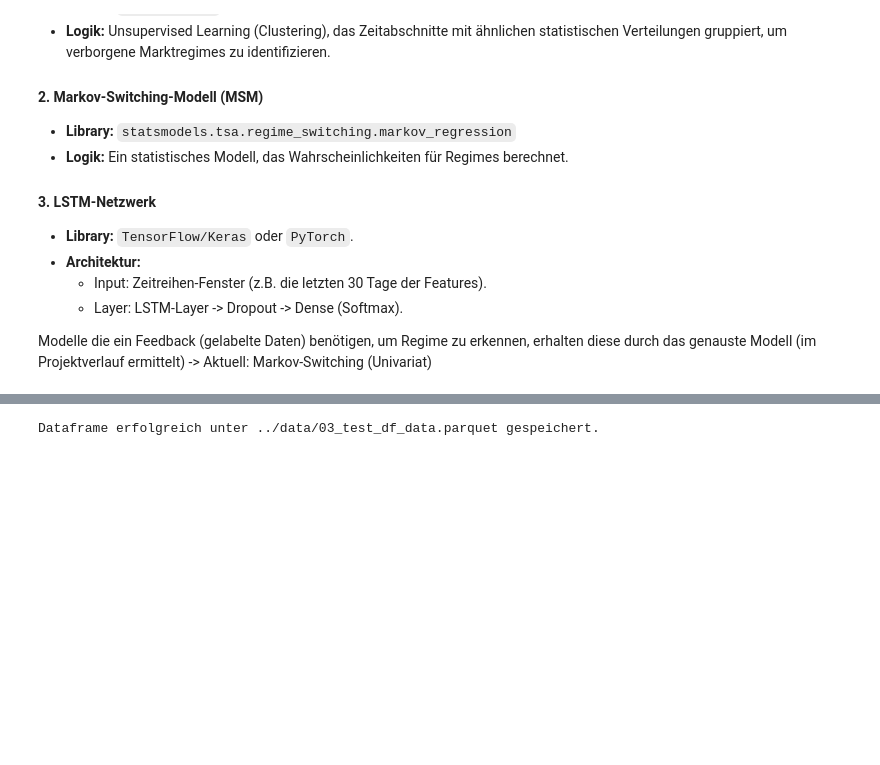
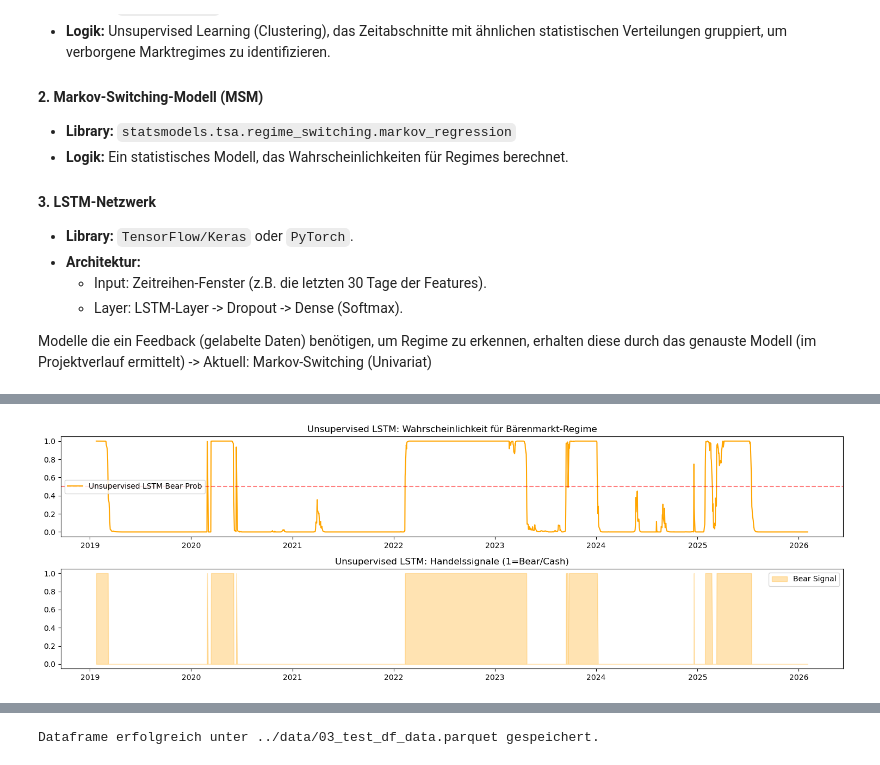
Before and after one commit to Torim98/regime-switching-daa-paper, a Jupyter notebook: jupyter/03_regime_switching_models.ipynb, the cells around one changed output, grey strips where cells are left out. Drawn from its saved outputs; the diff is of its cells as text; code cells hidden in the pictures; blank space fills up the shorter version.

Commit message:
Added unsupervised LSTM model

```diff
--- a/jupyter/03_regime_switching_models.ipynb
+++ b/jupyter/03_regime_switching_models.ipynb
@@ -303 +303,99 @@ Epoch 5/30
 Epoch 6/30
+# %%
+# --- 4. Unsupervised LSTM-Netzwerk ---
+
+from sklearn.preprocessing import StandardScaler
+from sklearn.mixture import GaussianMixture
+from tensorflow.keras.models import Model
+from tensorflow.keras.layers import LSTM, Dense, RepeatVector, TimeDistributed, Input
+
+# 1. Datenvorbereitung mit StandardScaler
+features = ['Returns', 'Vol_20', 'Distance_SMA', 'Momentum', 'VIX', 'Yield_Spread']
+scaler_unsup = StandardScaler()
+scaled_data_unsup = scaler_unsup.fit_transform(df[features])
+
+def create_sequences(data, window):
+    X = []
+    for i in range(window, len(data)):
+        X.append(data[i-window:i])
+    return np.array(X)
+
+window_size = 30
+X_all_unsup = create_sequences(scaled_data_unsup, window_size)
+
+# Zeitreihen-Split (80/20) konsistent halten
+split = int(len(X_all_unsup) * 0.8)
+X_train_u = X_all_unsup[:split]
+X_test_u = X_all_unsup[split:]
+
+# 2. LSTM-Autoencoder Architektur
+n_features = len(features)
+inputs = Input(shape=(window_size, n_features))
+
+encoder = LSTM(8, activation='tanh', return_sequences=False)(inputs)
+
+# Decoder
+decoder = RepeatVector(window_size)(encoder)
+decoder = LSTM(8, activation='tanh', return_sequences=True)(decoder)
+output = TimeDistributed(Dense(n_features))(decoder)
+
+autoencoder = Model(inputs, output)
+autoencoder.compile(optimizer='adam', loss='mse')
+
+print("Starte Training des Unsupervised LSTM-Autoencoders...")
+# Training auf sich selbst (X -> X)
+autoencoder.fit(X_train_u, X_train_u, epochs=50, batch_size=64, validation_split=0.1, verbose=0)
+
+# 3. Latente Merkmale extrahieren (Der "Marktstimmungs-Vektor")
+encoder_model = Model(inputs, encoder)
+latent_features_test = encoder_model.predict(X_test_u)
+
+# 4. Clustering mit GMM (Gaussian Mixture Model)
+gmm = GaussianMixture(n_components=2, n_init=10, random_state=42)
+gmm.fit(latent_features_test)
+
+# Vorhersagen für das Test-Set
+clusters = gmm.predict(latent_features_test)
+probs = gmm.predict_proba(latent_features_test)
+
+# 5. Automatisierte Zuordnung: Welches Cluster ist der Bärenmarkt?
+# Wir verknüpfen die Cluster mit den echten Renditen im Test-Zeitraum
+temp_results = pd.DataFrame({
+    'Returns': df['Returns'].iloc[split + window_size:],
+    'Cluster': clusters
+})
+
+# Wir berechnen die Standardabweichung (Vola) der Renditen pro Cluster
+# Das Cluster mit der höheren Vola definieren wir als Bear (1)
+bear_cluster = temp_results.groupby('Cluster')['Returns'].std().idxmax()
+print(f"Bear-Regime identifiziert als Cluster: {bear_cluster}")
+
+# 6. Ergebnisse im test_df speichern
+# Wahrscheinlichkeit für Bärenmarkt
+test_df['LSTM_Unsupervised_Prob'] = probs[:, bear_cluster]
+# Binäres Signal (1 = Bear, 0 = Bull)
+test_df['LSTM_Unsupervised_Signal'] = (clusters == bear_cluster).astype(int)
+
+print("Unsupervised LSTM abgeschlossen und Signale gespeichert.")
+
+# 7. Visualisierung der Ergebnisse
+plt.figure(figsize=(15, 5))
+
+# Plot der Wahrscheinlichkeit
+plt.subplot(2, 1, 1)
+plt.plot(test_df.index, test_df['LSTM_Unsupervised_Prob'], color='orange', label='Unsupervised LSTM Bear Prob')
+plt.axhline(y=0.5, color='red', linestyle='--', alpha=0.5)
+plt.title("Unsupervised LSTM: Wahrscheinlichkeit für Bärenmarkt-Regime")
+plt.legend()
+
+# Plot der Signale
+plt.subplot(2, 1, 2)
+plt.fill_between(test_df.index, 0, test_df['LSTM_Unsupervised_Signal'], color='orange', alpha=0.3, label='Bear Signal')
+plt.title("Unsupervised LSTM: Handelssignale (1=Bear/Cash)")
+plt.legend()
+
+plt.tight_layout()
+# Grafik für den Report speichern
+plt.savefig('../assets/lstm_unsupervised_model.png', dpi=300, bbox_inches='tight')
+plt.show()
+# %% [output]
@@ -304,3 +406,4 @@ Epoch 6/30
+[figure, added]
 # %%
 import matplotlib.pyplot as plt
 import numpy as np
```
Also changed, not shown: parts of 5 cells of this notebook, 19 other files.
